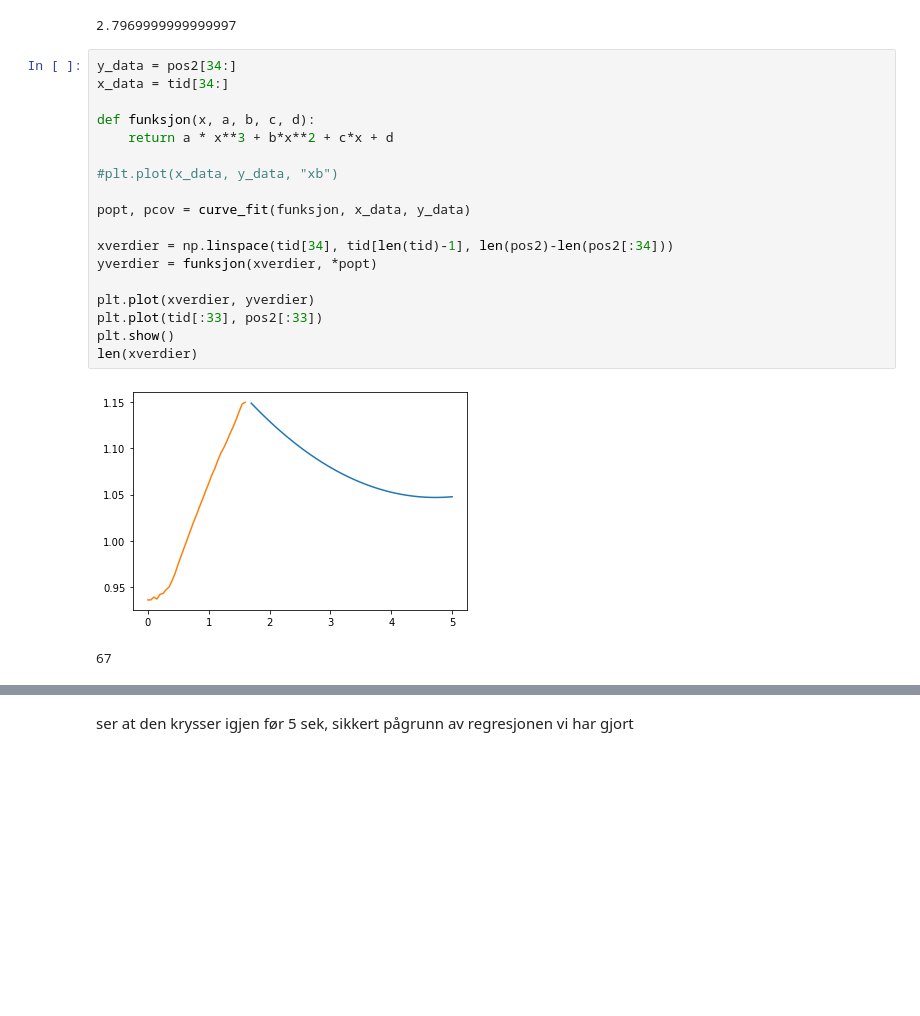
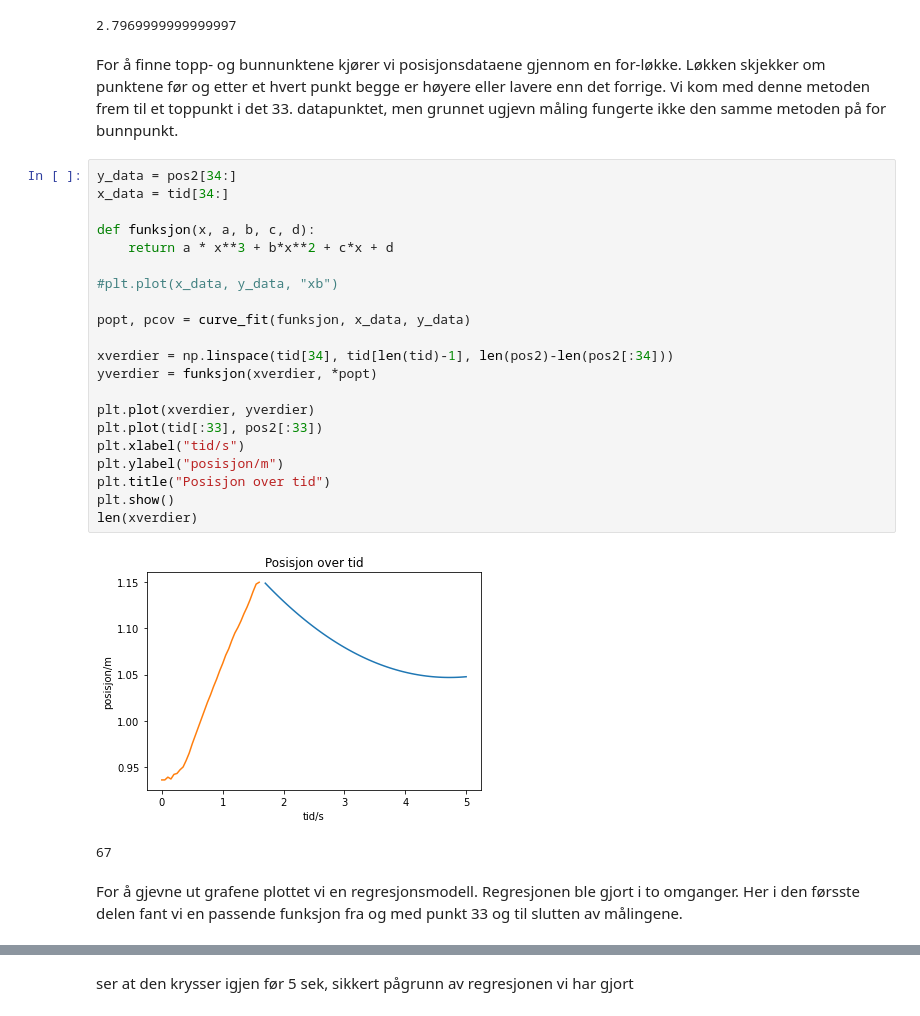
Before and after one commit to MrBartus/Progmod-heldag, a Jupyter notebook: Togkollisjon-finalcut.ipynb, the cells around one changed output, grey strips where cells are left out. Drawn from its saved outputs; the diff is of its cells as text; blank space fills up the shorter version.

```diff
--- a/Togkollisjon-finalcut.ipynb
+++ b/Togkollisjon-finalcut.ipynb
@@ -38,27 +48,34 @@ for i in range(0,100):
 pos2[32]+pos1[32]
 # %% [output]
 2.7969999999999997
+# %% [markdown]
+For å finne topp- og bunnunktene kjører vi posisjonsdataene gjennom en for-løkke. Løkken skjekker om punktene før og etter et hvert punkt begge er høyere eller lavere enn det forrige. Vi kom med denne metoden frem til et toppunkt i det 33. datapunktet, men grunnet ugjevn måling fungerte ikke den samme metoden på for bunnpunkt.
 # %%
 y_data = pos2[34:]
 x_data = tid[34:]
 
 def funksjon(x, a, b, c, d):
     return a * x**3 + b*x**2 + c*x + d
 
 #plt.plot(x_data, y_data, "xb")
 
 popt, pcov = curve_fit(funksjon, x_data, y_data)
 
 xverdier = np.linspace(tid[34], tid[len(tid)-1], len(pos2)-len(pos2[:34]))
 yverdier = funksjon(xverdier, *popt)
 
 plt.plot(xverdier, yverdier)
 plt.plot(tid[:33], pos2[:33])
+plt.xlabel("tid/s")
+plt.ylabel("posisjon/m")
+plt.title("Posisjon over tid")
 plt.show()
 len(xverdier)
 # %% [output]
-[figure, old version]
+[figure, new version]
 67
+# %% [markdown]
+For å gjevne ut grafene plottet vi en regresjonsmodell. Regresjonen ble gjort i to omganger. Her i den førsste delen fant vi en passende funksjon fra og med punkt 33 og til slutten av målingene.
 # %%
 y_data_2 = pos2[:34]
 x_data_2 = tid[:34]
```
Also changed, not shown: parts of 23 cells of this notebook.
